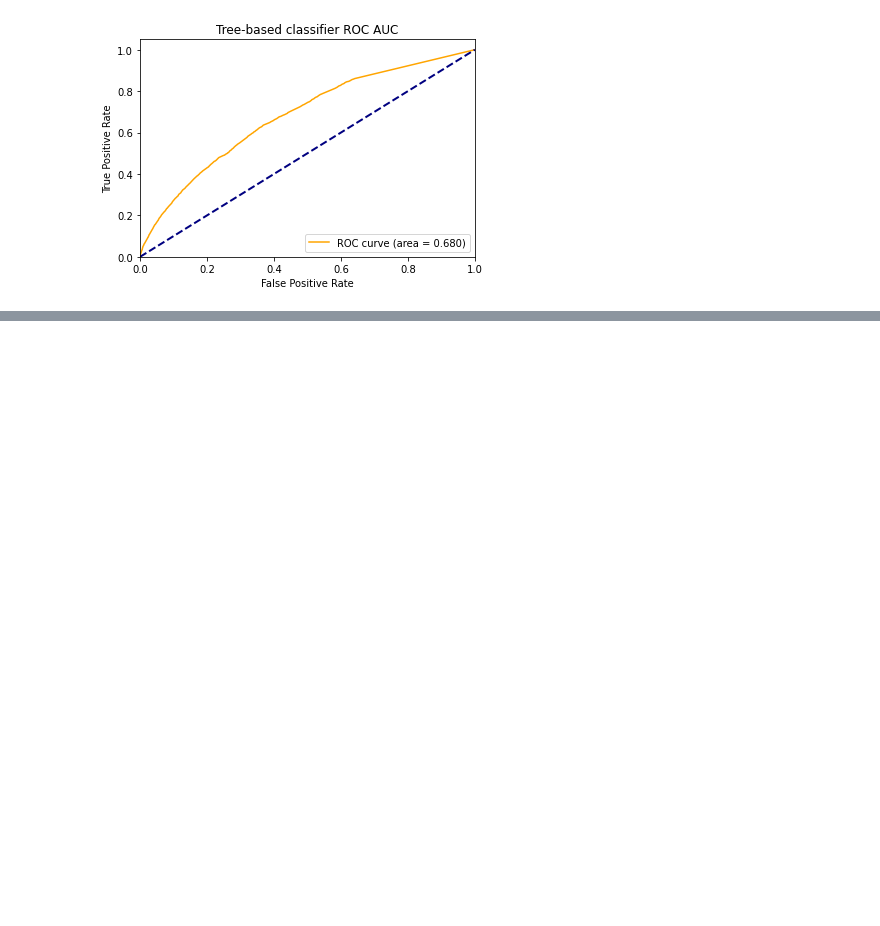
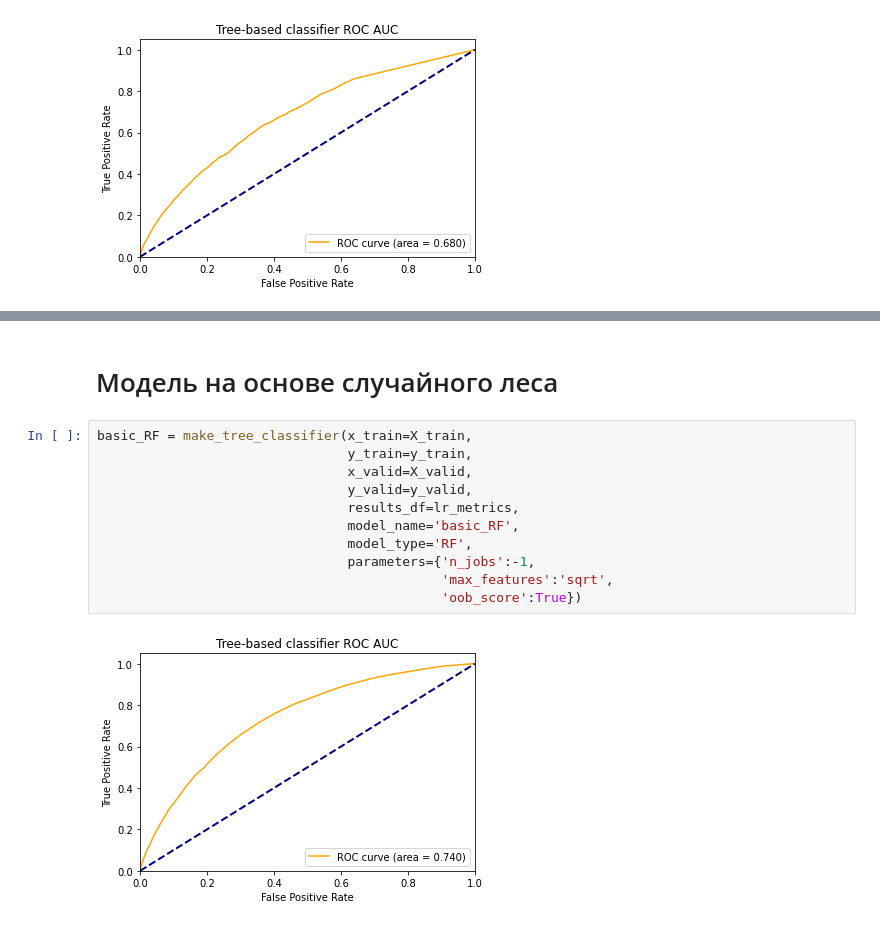
Before and after one commit to GlebsterHD/Tinkoff_DS_challenge, a Jupyter notebook: Trees_research.ipynb, the cells around one changed output, grey strips where cells are left out. Drawn from its saved outputs; the diff is of its cells as text; blank space fills up the shorter version.

```diff
--- a/Trees_research.ipynb
+++ b/Trees_research.ipynb
@@ -110,0 +119,15 @@ Object `DecisionTreeClassifier` not found.
+# %% [markdown]
+# Модель на основе случайного леса
+# %%
+basic_RF = make_tree_classifier(x_train=X_train,
+                                y_train=y_train,
+                                x_valid=X_valid,
+                                y_valid=y_valid,
+                                results_df=lr_metrics,
+                                model_name='basic_RF',
+                                model_type='RF',
+                                parameters={'n_jobs':-1,
+                                            'max_features':'sqrt',
+                                            'oob_score':True})
+# %% [output]
+[figure, added]
```
Also changed, not shown: parts of 13 cells of this notebook.
